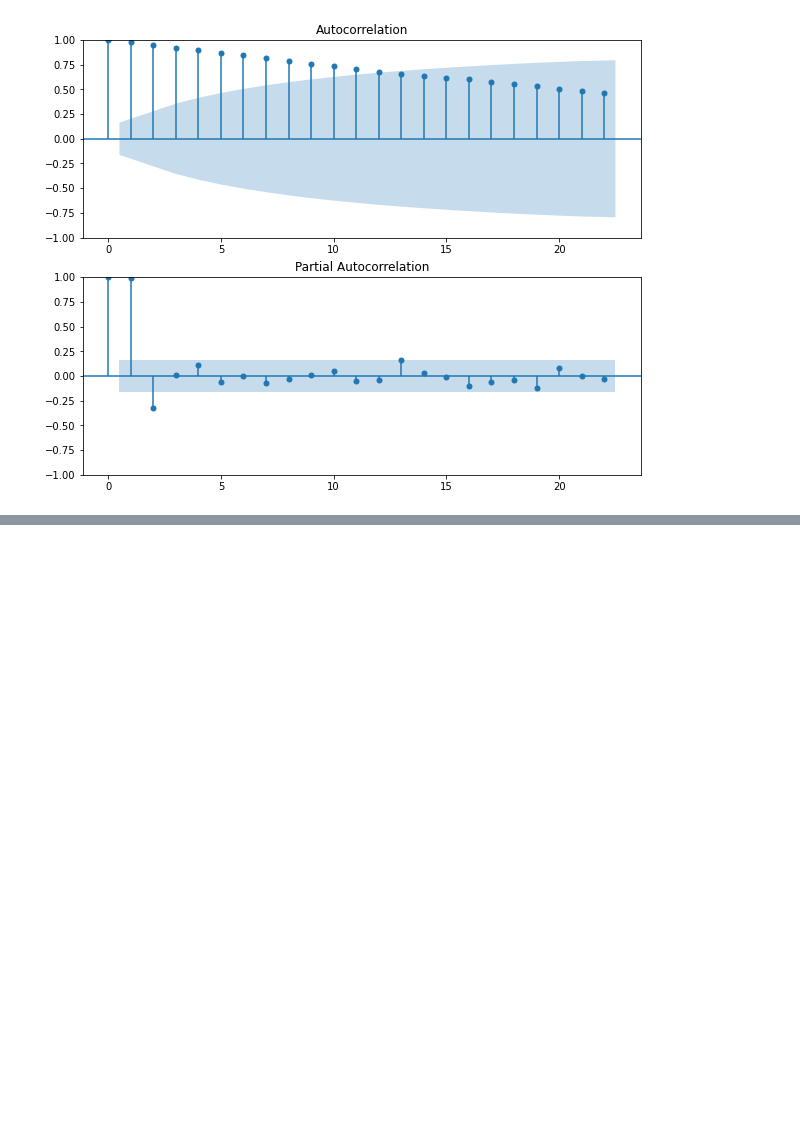
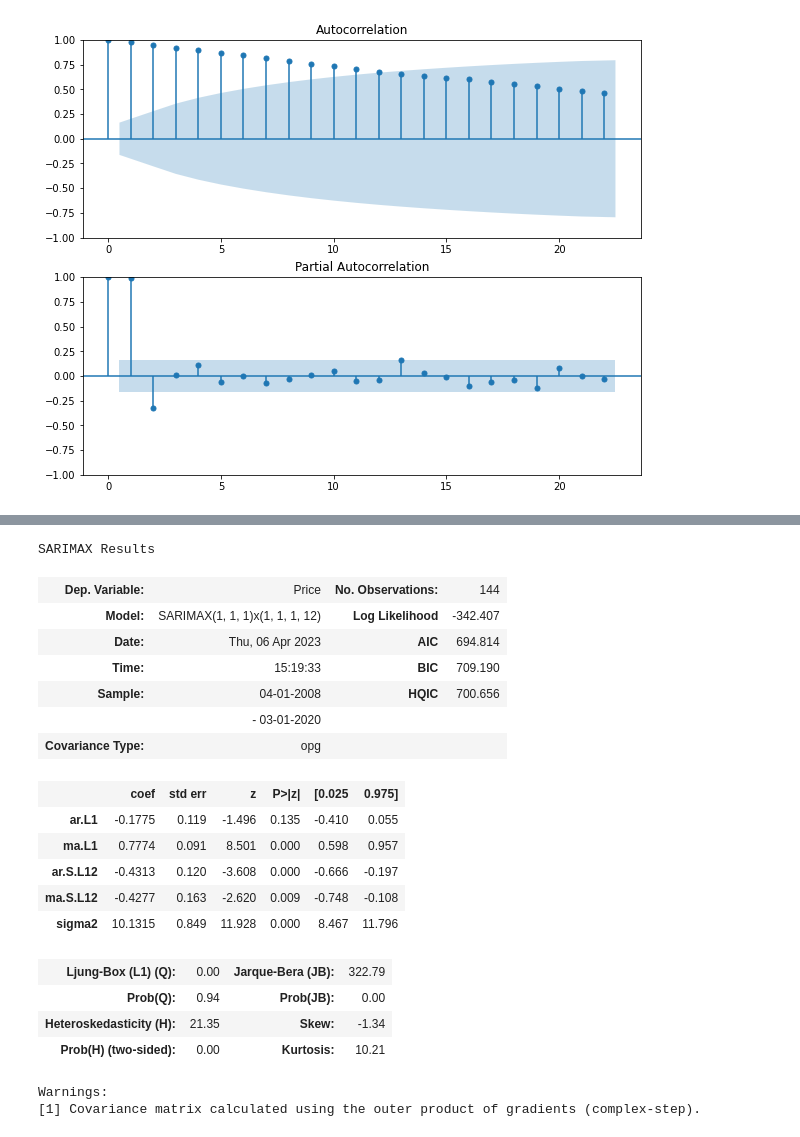
Before and after one commit to bragesolheim/G13_DAT550, a Jupyter notebook: non_seasonal_stock.ipynb, the cells around one changed output, grey strips where cells are left out. Cells and saved outputs as stored; diff of their text form; code cells hidden in the pictures; blank space fills up the shorter version.

```diff
--- a/non_seasonal_stock.ipynb
+++ b/non_seasonal_stock.ipynb
@@ -134,2 +135,26 @@ All values: (-4.984899645966705, 2.3772094403086682e-05, 14, 127, {'1%': -3.4829
 [figure]
 [figure]
+# %%
+model_fit = sm.tsa.statespace.SARIMAX(train_data, order=(1, 1, 1), seasonal_order=(1, 1, 1, 12)).fit() # (p, d, q), (P, D, Q, S)
+model_fit.summary()
+# %% [output]
+SARIMAX Results
+| Dep. Variable: | Price | No. Observations: | 144 |
+| Model: | SARIMAX(1, 1, 1)x(1, 1, 1, 12) | Log Likelihood | -342.407 |
+| Date: | Thu, 06 Apr 2023 | AIC | 694.814 |
+| Time: | 15:19:33 | BIC | 709.190 |
+| Sample: | 04-01-2008 | HQIC | 700.656 |
+|  | - 03-01-2020 |  |  |
+| Covariance Type: | opg |  |  |
+|  | coef | std err | z | P>|z| | [0.025 | 0.975] |
+| ar.L1 | -0.1775 | 0.119 | -1.496 | 0.135 | -0.410 | 0.055 |
+| ma.L1 | 0.7774 | 0.091 | 8.501 | 0.000 | 0.598 | 0.957 |
+| ar.S.L12 | -0.4313 | 0.120 | -3.608 | 0.000 | -0.666 | -0.197 |
+| ma.S.L12 | -0.4277 | 0.163 | -2.620 | 0.009 | -0.748 | -0.108 |
+| sigma2 | 10.1315 | 0.849 | 11.928 | 0.000 | 8.467 | 11.796 |
+| Ljung-Box (L1) (Q): | 0.00 | Jarque-Bera (JB): | 322.79 |
+| Prob(Q): | 0.94 | Prob(JB): | 0.00 |
+| Heteroskedasticity (H): | 21.35 | Skew: | -1.34 |
+| Prob(H) (two-sided): | 0.00 | Kurtosis: | 10.21 |
+Warnings:
+[1] Covariance matrix calculated using the outer product of gradients (complex-step).
```
Also changed, not shown: parts of 6 cells of this notebook.
